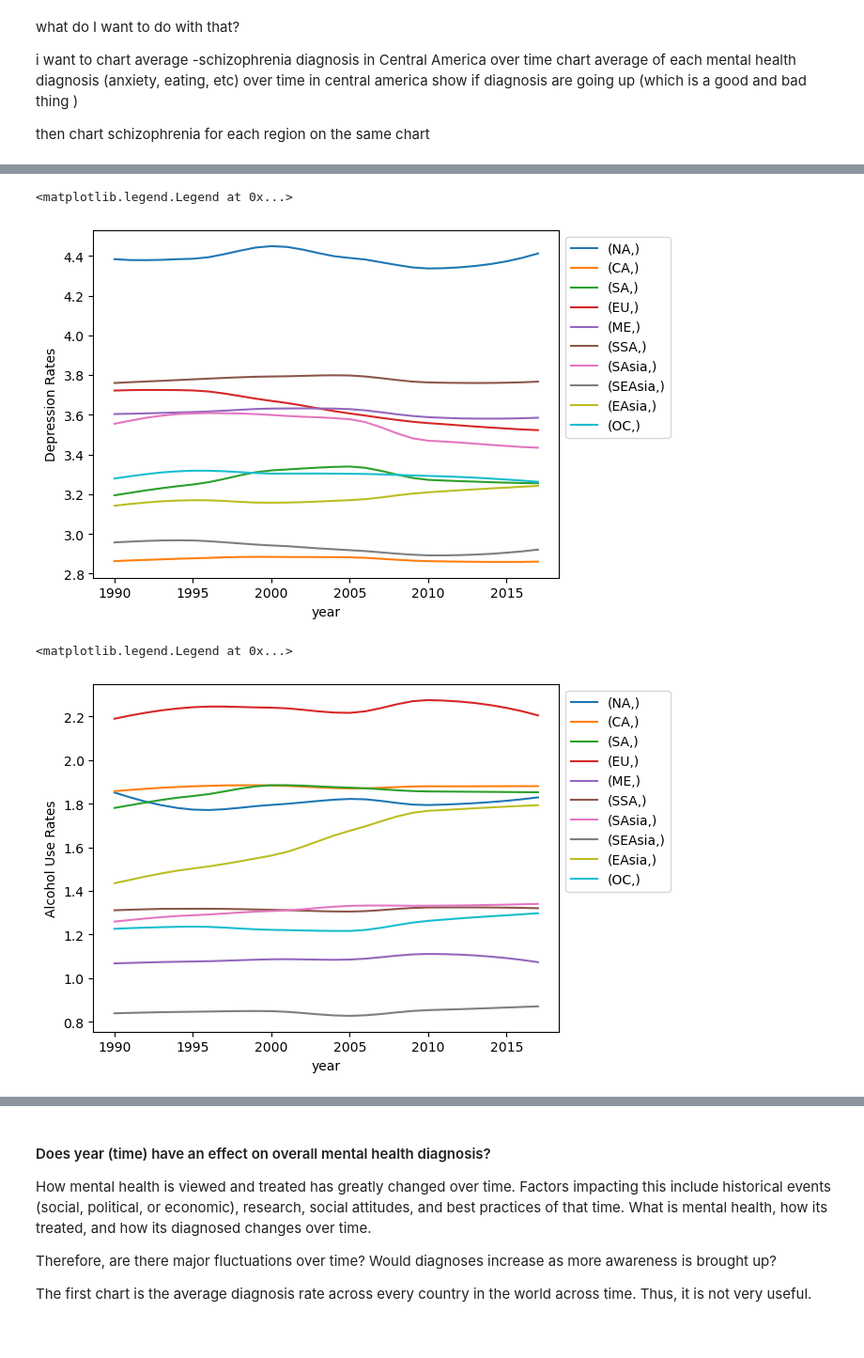
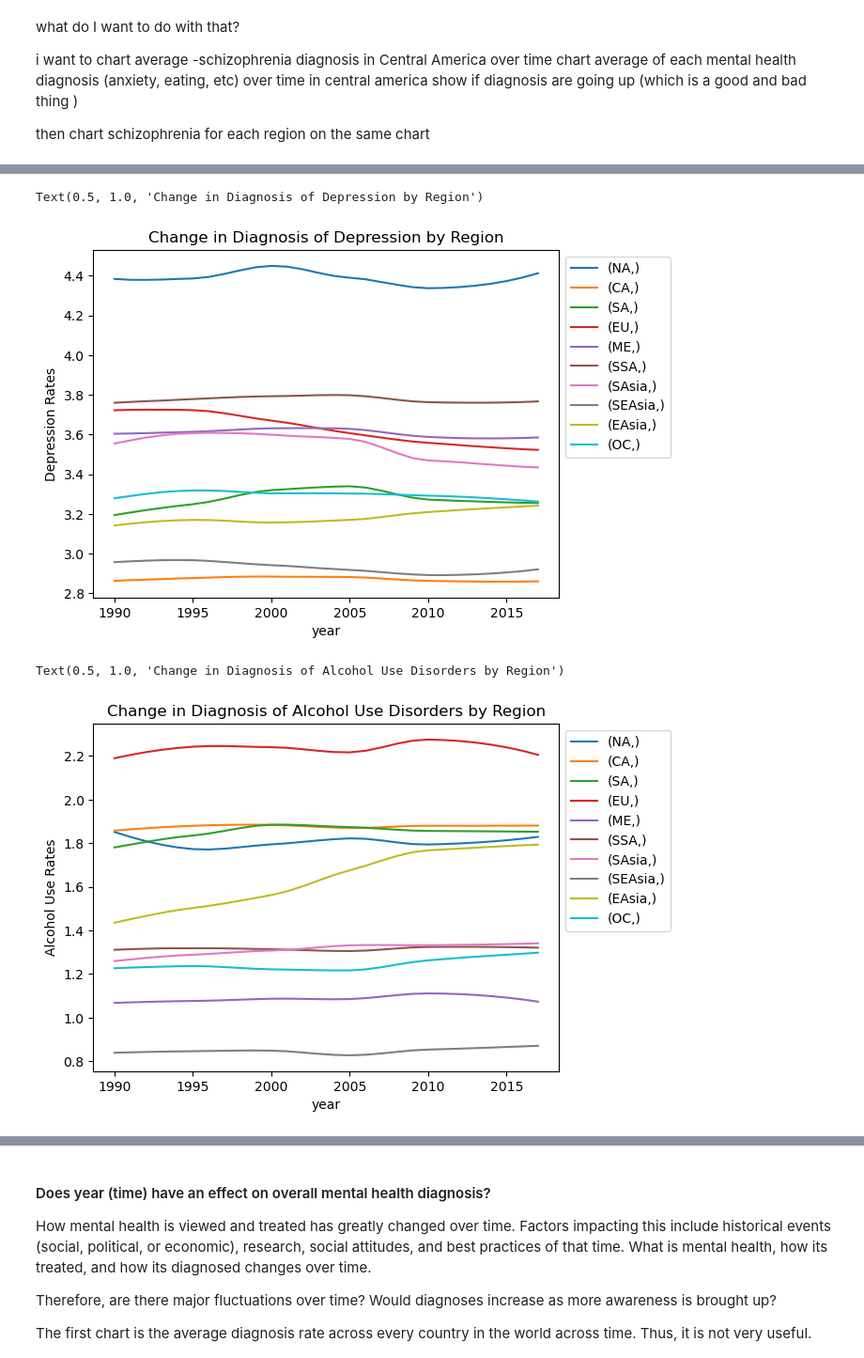
Before and after one commit to cindyreynoso/New-Project-4, a Jupyter notebook: Jacqueline/JAnalysis.ipynb, the cells around one changed output, grey strips where cells are left out. Shown at 94% size. Drawn from its saved outputs; the diff is of its cells as text; code cells hidden in the pictures; blank space fills up the shorter version.

```diff
--- a/Jacqueline/JAnalysis.ipynb
+++ b/Jacqueline/JAnalysis.ipynb
@@ -151,23 +156,24 @@ a.legend(bbox_to_anchor=(1.0, 1.0))
 # %%
 #region_dfs = [NA_df, CA_df, SA_df, EU_df, ME_df, SSA_df, SAsia_df, SEAsia_df, EAsia_df, OC_df]
 regmin1 = [CA_df, SA_df, EU_df, ME_df, SSA_df, SAsia_df, SEAsia_df, EAsia_df, OC_df]
 
 Q2a_df = NA_df.groupby("year")
 Q2a_df = pd.DataFrame(Q2a_df["depression"].mean())
 
 for i in regmin1:
     temp = i.groupby("year")
     temp = temp["depression"].mean()
     Q2a_df[str(i)] = temp
 
 Q2a_df.columns = [["NA", "CA", "SA", "EU", "ME", "SSA", "SAsia", "SEAsia", "EAsia", "OC"]]
 
 Q2a_df = Q2a_df.plot(kind = "line")
 Q2a_df.set_ylabel("Depression Rates")
 Q2a_df.legend(bbox_to_anchor=(1.0, 1.0))
+Q2a_df.set_title("Change in Diagnosis of Depression by Region")
 # %% [output]
-<matplotlib.legend.Legend at 0x...>
+Text(0.5, 1.0, 'Change in Diagnosis of Depression by Region')
-[figure, old version]
+[figure, new version]
 # %%
 Q2a_df = NA_df.groupby("year")
 Q2a_df = pd.DataFrame(Q2a_df["alcohol_use_disorders"].mean())
@@ -182,9 +188,10 @@ Q2a_df.columns = [["NA", "CA", "SA", "EU", "ME", "SSA", "SAsia", "SEAsia", "EAsi
 Q2a_df = Q2a_df.plot(kind = "line")
 Q2a_df.set_ylabel("Alcohol Use Rates")
 Q2a_df.legend(bbox_to_anchor=(1.0, 1.0))
+Q2a_df.set_title("Change in Diagnosis of Alcohol Use Disorders by Region")
 # %% [output]
-<matplotlib.legend.Legend at 0x...>
+Text(0.5, 1.0, 'Change in Diagnosis of Alcohol Use Disorders by Region')
-[figure, old version]
+[figure, new version]
 # %%
 Q2a_df = NA_df.groupby("year")
 Q2a_df = pd.DataFrame(Q2a_df["schizophrenia"].mean())
```
Also changed, not shown: parts of 19 cells of this notebook.
